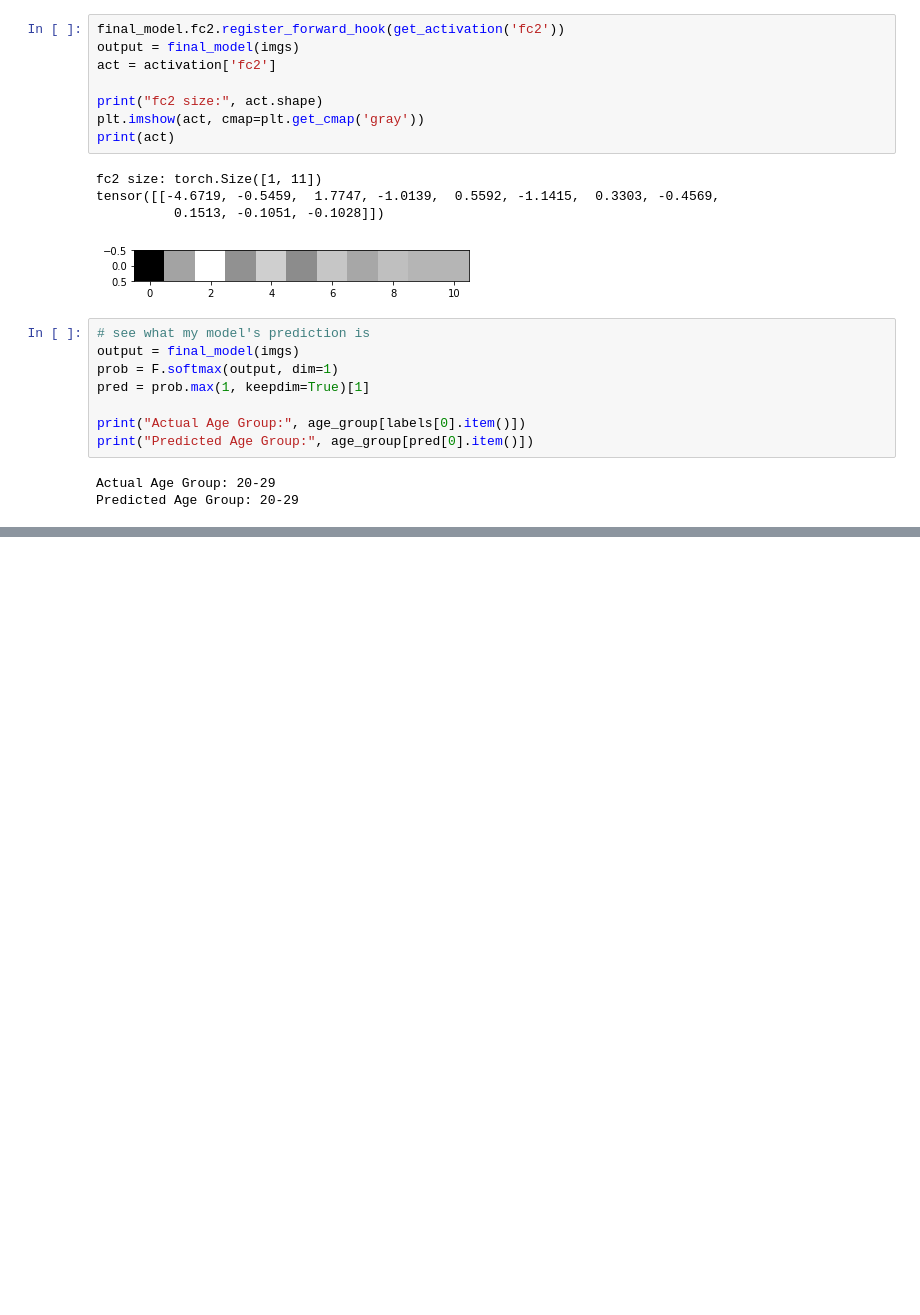
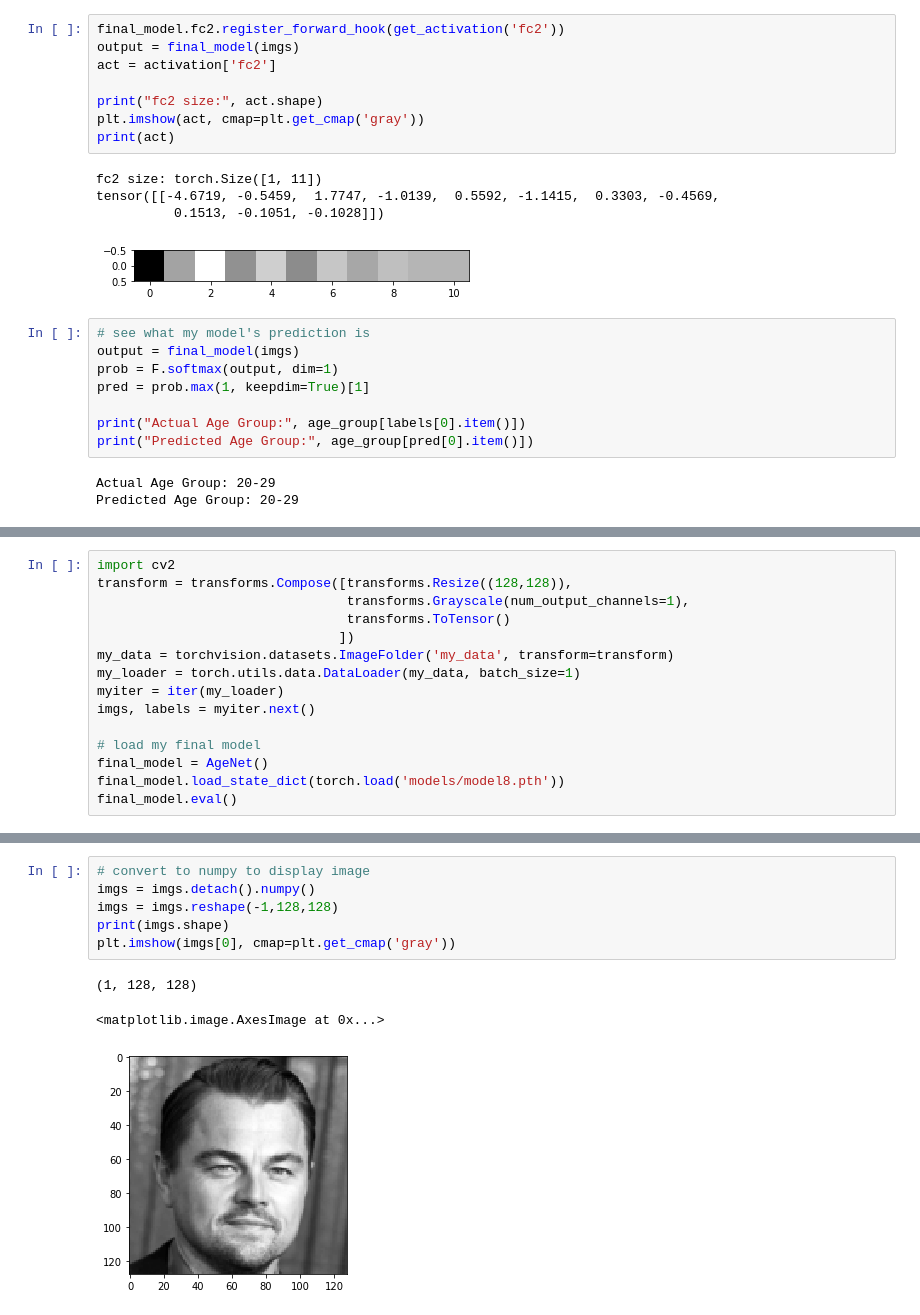
Before and after one commit to karen-poon/aps360-project, a Jupyter notebook: NewAgeClassification.ipynb, the cells around one changed output, grey strips where cells are left out. Saved outputs shown, nothing was run; the diff lists cells and outputs as text; blank space fills up the shorter version.

Commit message:
updated with example output of leonardo

```diff
--- a/NewAgeClassification.ipynb
+++ b/NewAgeClassification.ipynb
@@ -1051,0 +1054,15 @@ Predicted Age Group: 20-29
+# %%
+import cv2
+transform = transforms.Compose([transforms.Resize((128,128)),
+                                transforms.Grayscale(num_output_channels=1),
+                                transforms.ToTensor()
+                               ])
+my_data = torchvision.datasets.ImageFolder('my_data', transform=transform)
+my_loader = torch.utils.data.DataLoader(my_data, batch_size=1)
+myiter = iter(my_loader)
+imgs, labels = myiter.next()
+
+# load my final model
+final_model = AgeNet()
+final_model.load_state_dict(torch.load('models/model8.pth'))
+final_model.eval()
@@ -1051,0 +1079,10 @@ Predicted Age Group: 20-29
+# %%
+# convert to numpy to display image
+imgs = imgs.detach().numpy()
+imgs = imgs.reshape(-1,128,128)
+print(imgs.shape)
+plt.imshow(imgs[0], cmap=plt.get_cmap('gray'))
+# %% [output]
+(1, 128, 128)
+<matplotlib.image.AxesImage at 0x...>
+[figure, added]
```
Also changed, not shown: parts of 12 cells of this notebook.
